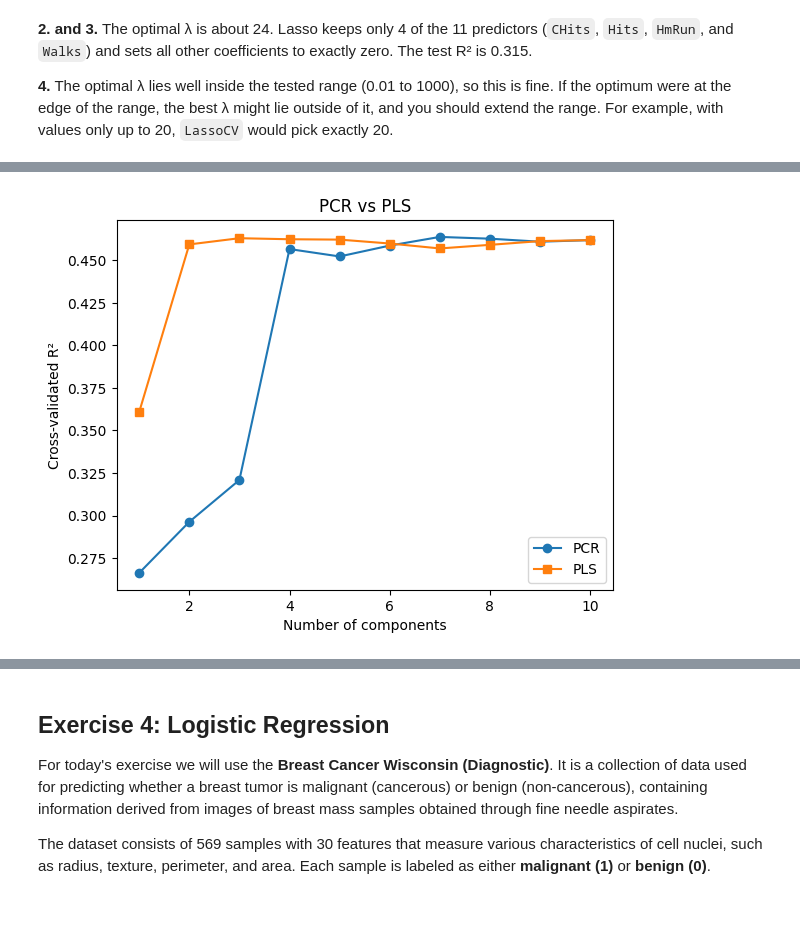
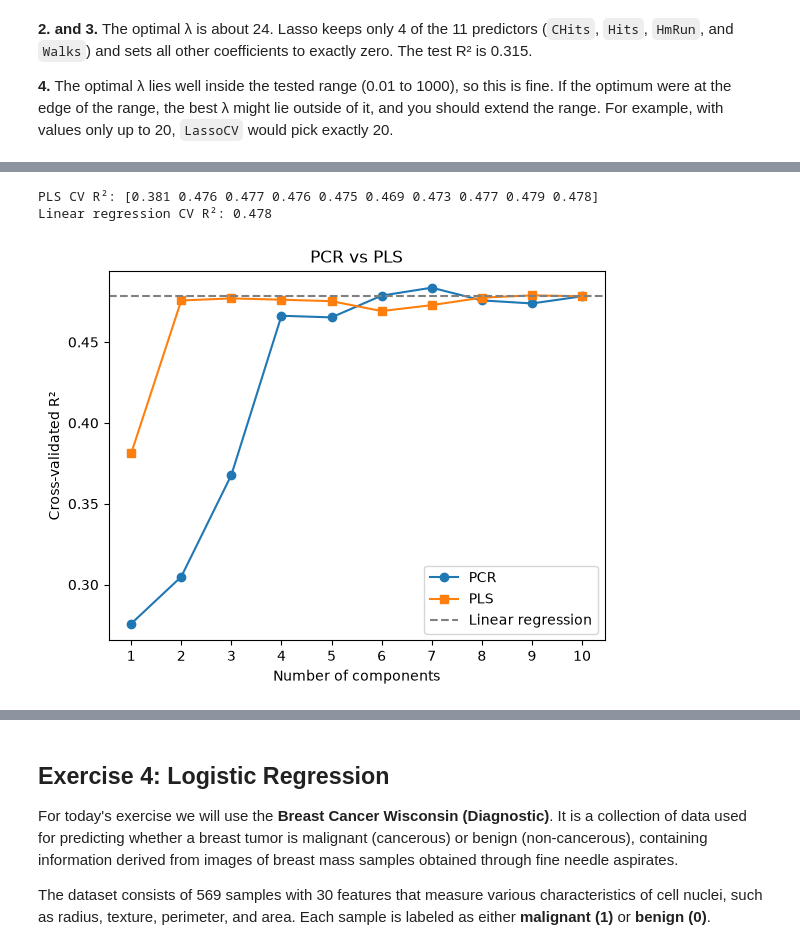
Before and after one commit to mibur1/psy300, a Jupyter notebook: book/solutions/solutions_2.ipynb, the cells around one changed output, grey strips where cells are left out. Saved outputs shown, nothing was run; the diff lists cells and outputs as text; code cells hidden in the pictures; blank space fills up the shorter version.

```diff
--- a/book/solutions/solutions_2.ipynb
+++ b/book/solutions/solutions_2.ipynb
@@ -278,10 +239,0 @@ Start by loading the data and extracting the features (`X`) as well as the targe
-# %%
-from sklearn.datasets import load_diabetes
-import pandas as pd
-import matplotlib.pyplot as plt
-
-data = load_diabetes(as_frame=True)
-X = data.data
-y = data.target
-
-X.head()
@@ -311,23 +298,20 @@ Please apply PCR with a range of component numbers to see how the performance ch
 # %%
-from sklearn.decomposition import PCA
 from sklearn.pipeline import make_pipeline
-from sklearn.preprocessing import StandardScaler
 from sklearn.linear_model import LinearRegression
-from sklearn.model_selection import cross_val_score, KFold
-import numpy as np
+from sklearn.model_selection import train_test_split, cross_val_score, KFold
 
-cv = KFold(n_splits=10)
+# Split the data and set up the cross-validation
+X_train, X_test, y_train, y_test = train_test_split(X, y, test_size=0.2, random_state=42)
+cv = KFold(n_splits=10, shuffle=True, random_state=42)
 
+# Loop over the number of components, create the pipeline, evaluate it with cross_val_score()
 n_components = np.arange(1, X.shape[1] + 1)
 pcr_scores = []
 
 for n in n_components:
     model = make_pipeline(StandardScaler(), PCA(n_components=n), LinearRegression())
-    scores = cross_val_score(model, X, y, cv=cv, scoring="r2")
+    scores = cross_val_score(model, X_train, y_train, cv=cv, scoring="r2")
     pcr_scores.append(scores.mean())
 
-# Plot
-fig, ax = plt.subplots()
-ax.plot(n_components, pcr_scores, marker="o")
-ax.set(xlabel="Number of PCA components", ylabel="Cross-validated R²", title="PCR performance vs number of components");
+print("PCR CV R²:", np.round(pcr_scores, 3))
 # %% [output]
@@ -337,18 +325,28 @@ Now, do the exact same thing with `PLSRegression`. How does PLS compare to PCR?
 # %%
 from sklearn.cross_decomposition import PLSRegression
 
+# Loop over the number of components, create the PLS model, evaluate it with cross_val_score()
 pls_scores = []
 
 for n in n_components:
     pls = PLSRegression(n_components=n)
-    scores = cross_val_score(pls, X, y, cv=cv, scoring="r2")
+    scores = cross_val_score(pls, X_train, y_train, cv=cv, scoring="r2")
     pls_scores.append(scores.mean())
 
-# Plot
+print("PLS CV R²:", np.round(pls_scores, 3))
+
+# Compute the baseline
+lr_score = cross_val_score(LinearRegression(), X_train, y_train, cv=cv, scoring="r2").mean()
+print(f"Linear regression CV R²: {lr_score:.3f}")
+
+# Plot PCR, PLS, and the baseline together
 fig, ax = plt.subplots()
 ax.plot(n_components, pcr_scores, marker="o", label="PCR")
 ax.plot(n_components, pls_scores, marker="s", label="PLS")
-ax.set(xlabel="Number of components", ylabel="Cross-validated R²", title="PCR vs PLS")
-plt.legend();
+ax.axhline(lr_score, color="gray", linestyle="--", label="Linear regression")
+ax.set(xlabel="Number of components", ylabel="Cross-validated R²", title="PCR vs PLS", xticks=n_components)
+ax.legend();
 # %% [output]
+PLS CV R²: [0.381 0.476 0.477 0.476 0.475 0.469 0.473 0.477 0.479 0.478]
+Linear regression CV R²: 0.478
-[figure, old version]
+[figure, new version]
```
Also changed, not shown: parts of 25 cells of this notebook, 3 other files.
